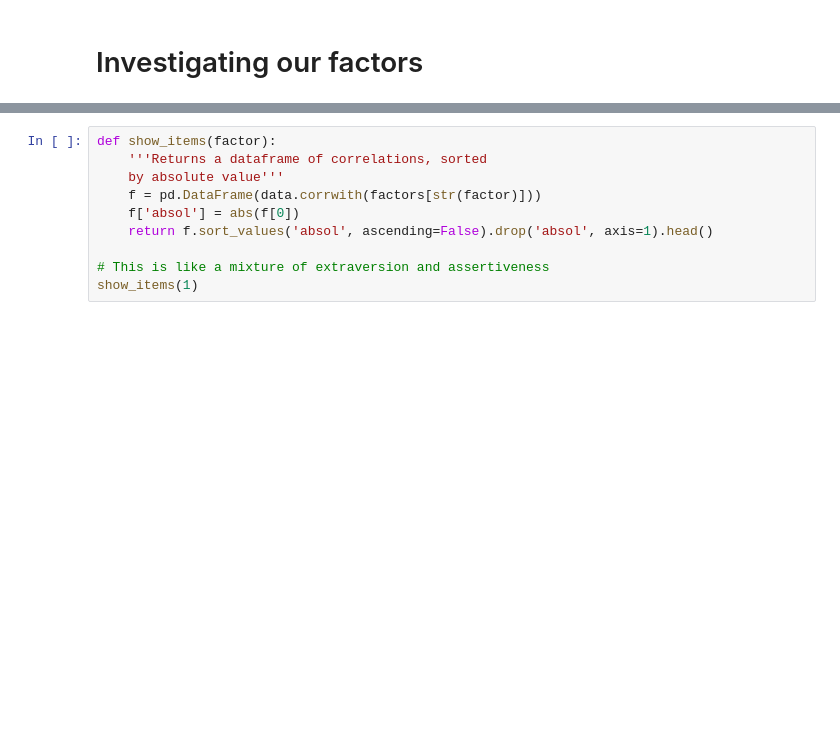
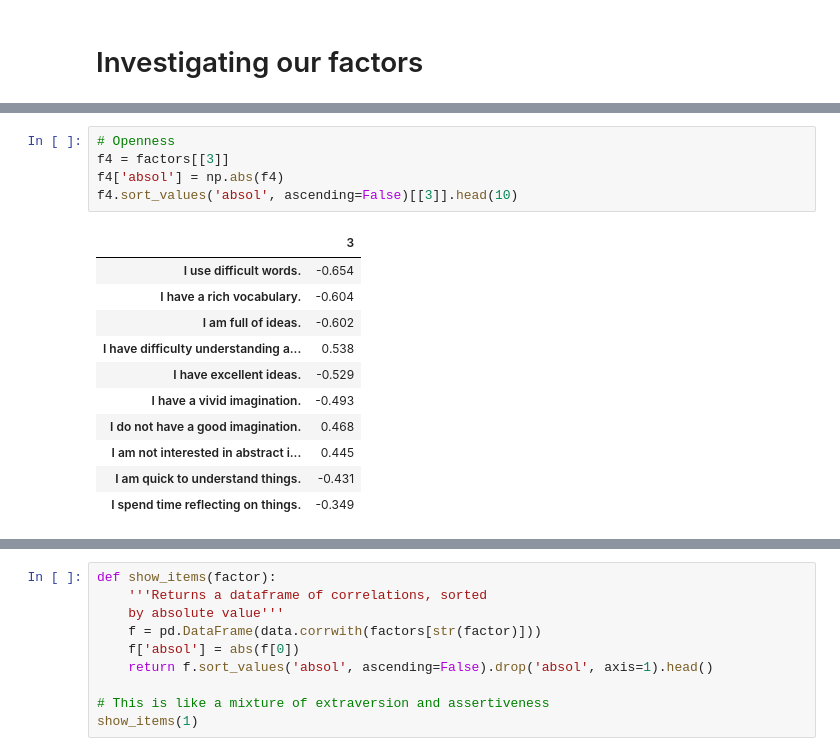
Before and after one commit to vincefav/big-five-age-and-gender, a Jupyter notebook: Factor analysis - Big five v2.ipynb, the cells around one changed output, grey strips where cells are left out. Drawn from its saved outputs; the diff is of its cells as text; blank space fills up the shorter version.

```diff
--- a/Factor analysis - Big five v2.ipynb
+++ b/Factor analysis - Big five v2.ipynb
@@ -117,0 +173,17 @@ Beauuutiful normal distributions.
+# %%
+# Openness
+f4 = factors[[3]]
+f4['absol'] = np.abs(f4)
+f4.sort_values('absol', ascending=False)[[3]].head(10)
+# %% [output]
+|  | 3 |
+| I use difficult words. | -0.654 |
+| I have a rich vocabulary. | -0.604 |
+| I am full of ideas. | -0.602 |
+| I have difficulty understanding a... | 0.538 |
+| I have excellent ideas. | -0.529 |
+| I have a vivid imagination. | -0.493 |
+| I do not have a good imagination. | 0.468 |
+| I am not interested in abstract i... | 0.445 |
+| I am quick to understand things. | -0.431 |
+| I spend time reflecting on things. | -0.349 |
```
Also changed, not shown: parts of 5 cells of this notebook.
